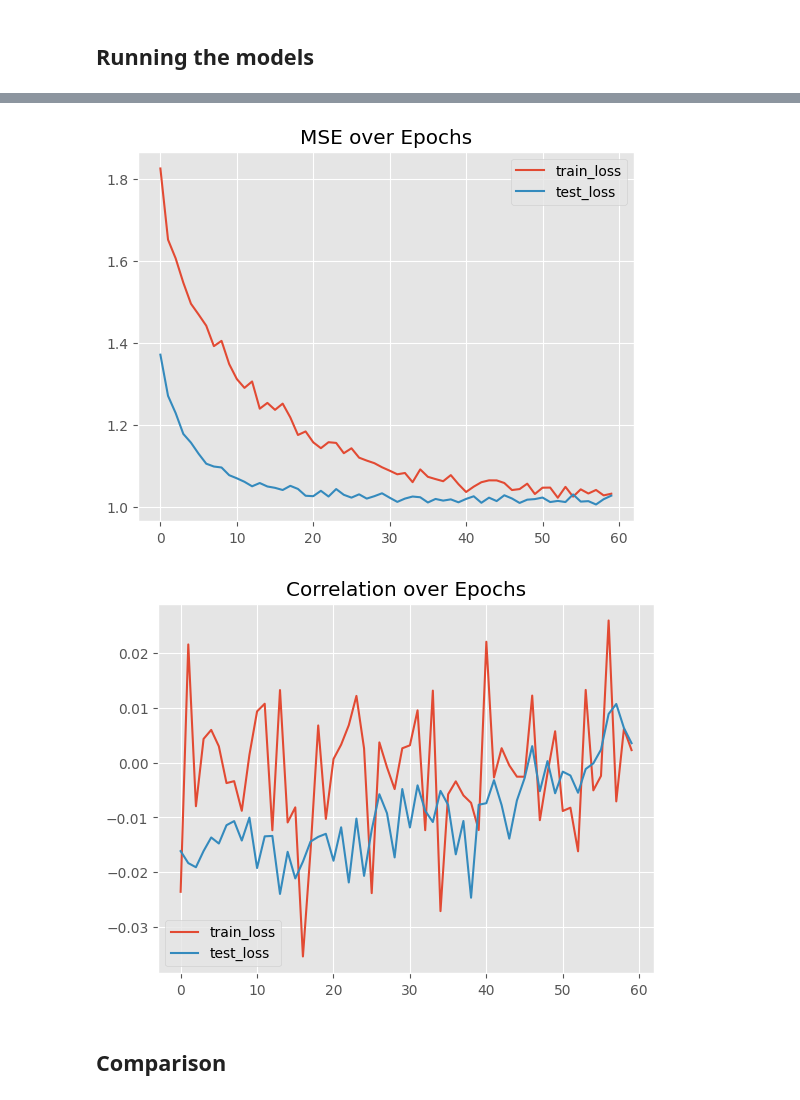
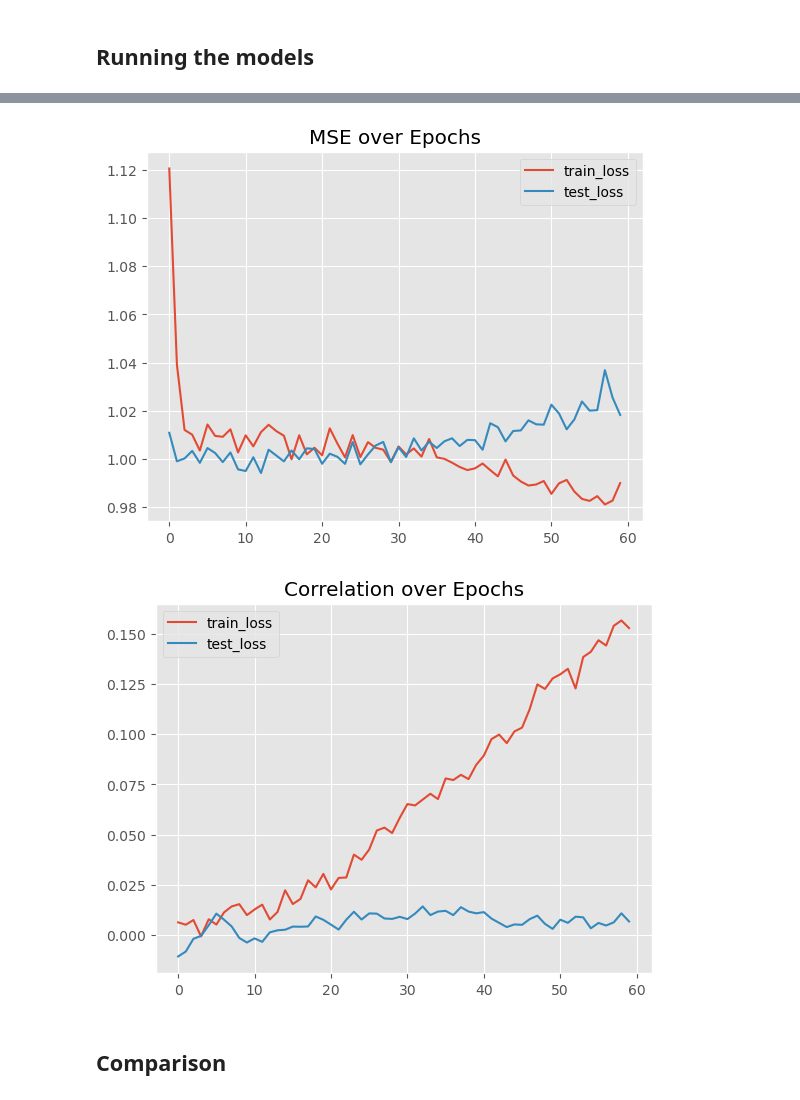
Before and after one commit to cyrilgarcia009/TSNN, a Jupyter notebook: notebooks/compare_models1.ipynb, the cells around one changed output, grey strips where cells are left out. Cells and saved outputs as stored; diff of their text form; code cells hidden in the pictures.

Commit message:
fixing fitting of CS transformers in notebook

```diff
--- a/notebooks/compare_models1.ipynb
+++ b/notebooks/compare_models1.ipynb
@@ -54,7 +57,7 @@ device = 'mps'
 @dataclass
 class Config:
     T: int = 3000
-    n_ts: int = 5
+    n_ts: int = 20
     n_f: int = 10
     pct_zero_corr: float = 0.5
     split_conditional: float = 0.25
@@ -62,8 +65,8 @@ class Config:
     split_seasonal: float = 0.
     split_cs: float = 0.25
     split_cs_shift: float = 0.25
-    low_corr: float = 0.1
-    high_corr: float = 0.2
+    low_corr: float = 0.01
+    high_corr: float = 0.02
 # %%
 z = generators.Generator(Config.T, Config.n_ts, Config.n_f)
 # %%
@@ -546,14 +552,14 @@ model_torch2.fit(z.train, test=z.test, epochs=40)
 # %%
-m = MLPSpatioTransformer(Config.n_ts, Config.n_f, 10, d_model=128, dim_feedforward=512).to(device)
-#optimizer = torch.optim.Adam(m.parameters(), lr=0.001)
-optimizer = torch.optim.SGD(m.parameters(), lr=1e-3)
+m = MLPSpatioTransformer(Config.n_ts, Config.n_f, 10, d_model=128, dim_feedforward=512, dropout=0.5, num_layers=2, mlp_layers=2).to(device)
+optimizer = torch.optim.AdamW(m.parameters(), lr=0.001)
+# optimizer = torch.optim.SGD(m.parameters(), lr=1e-3)
 
 
 model_torch3 = torch_benchmarks.TorchWrapper(m, optimizer=optimizer)
 model_torch3.fit(z.train, test=z.test, epochs=60)
 # %% [output]
-[figure, old version]
+[figure, new version]
-[figure, old version]
+[figure, new version]
 # %% [markdown]
 ## Comparison
 # %%
```
Also changed, not shown: parts of 10 cells of this notebook.
